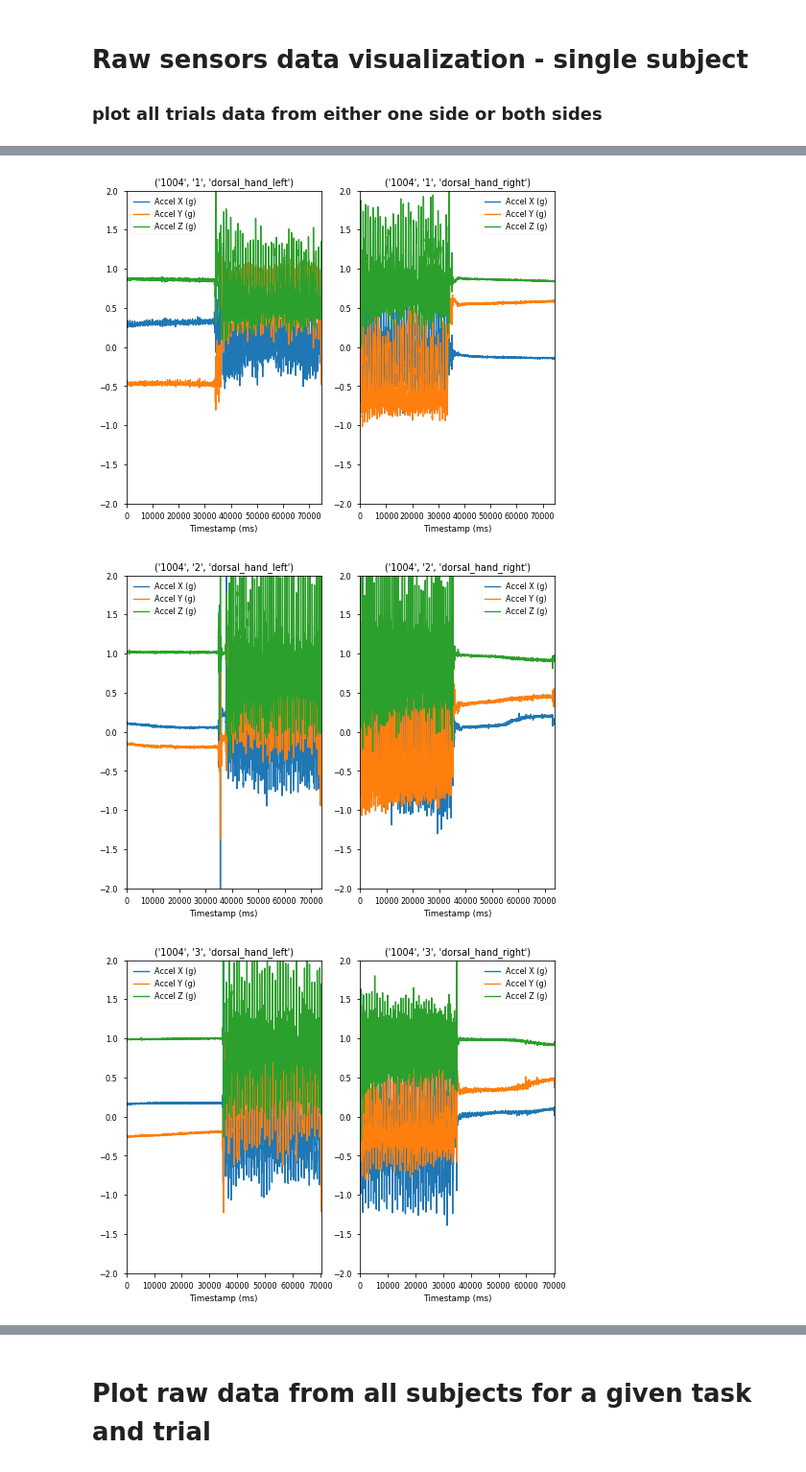
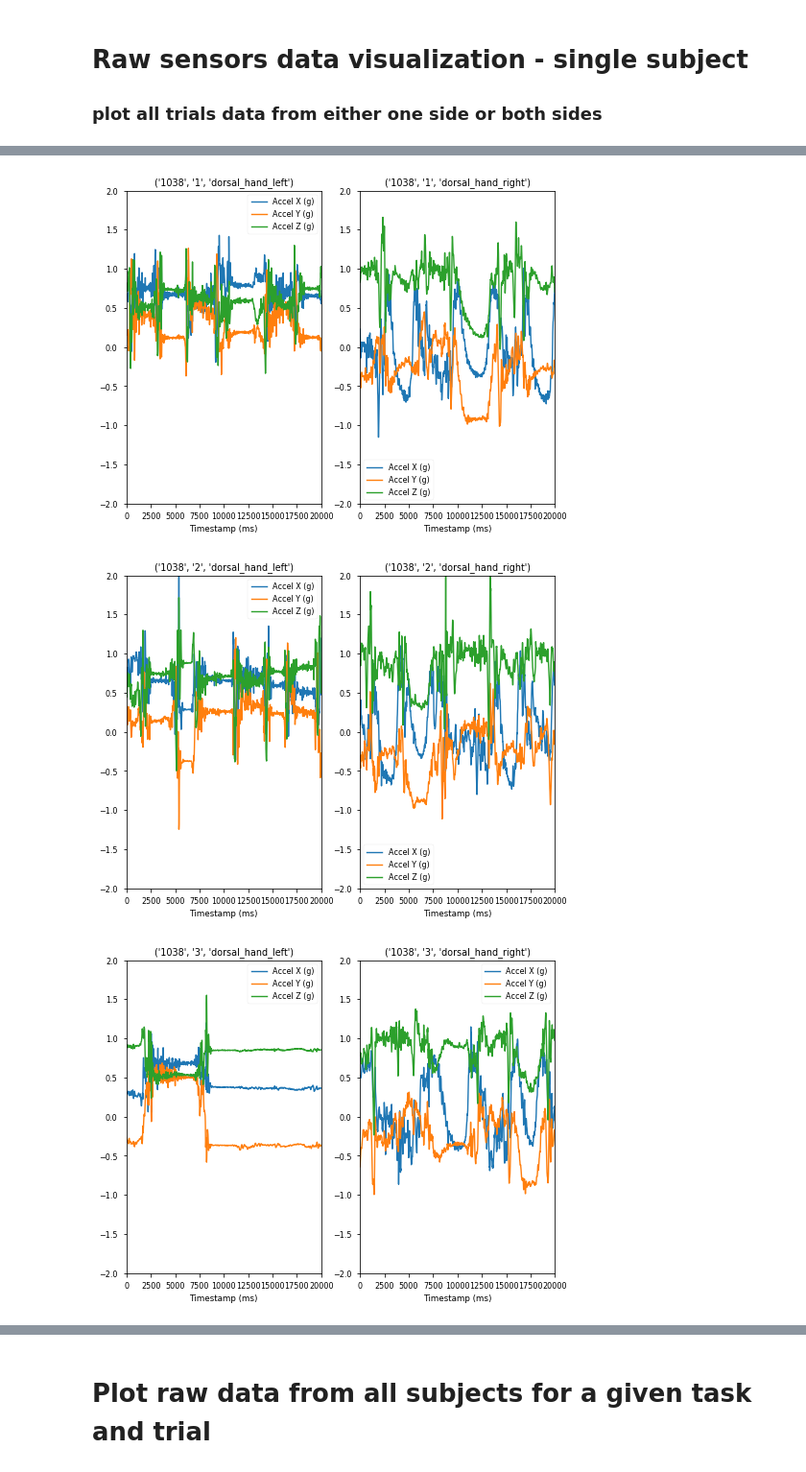
Before and after one commit to nshawen/CIS_PD, a Jupyter notebook: TaskVisualizer.ipynb, the cells around one changed output, grey strips where cells are left out. Shown at 96% size. Saved outputs shown, nothing was run; the diff lists cells and outputs as text; code cells hidden in the pictures.

```diff
--- a/TaskVisualizer.ipynb
+++ b/TaskVisualizer.ipynb
@@ -32,7 +32,7 @@ pathscores = '../Scores/' #local
 # pathscores = r'W:\CIS-PD Study\Scores' #windows repo path
 #---------------------------------------------------------------------------------------------------------
 # %%
-def plot_data(acts, task, trial, loc, sensor, start=0, end=100000, add_noise=False, plt_ax=None):
+def plot_data(acts, task, trial, loc, sensor, start=0, end=None, add_noise=False, plt_ax=None):
 #---------------------------------------------------------------------------------------------------------
 # Plots requested data
 #
@@ -53,7 +53,10 @@ def plot_data(acts, task, trial, loc, sensor, start=0, end=100000, add_noise=Fal
     idx = rawdata.index
     idx = idx-idx[0]
     rawdata.index = idx
-    rawdata.plot(figsize=(8,6),ax=plt_ax)
+    if end == None:
+        rawdata.plot(figsize=(8,6),ax=plt_ax)
+    else:
+        rawdata.loc[rawdata.index <= end].plot(figsize=(8,6),ax=plt_ax)
 # %%
 #list subjects in db
 d = os.listdir(path)
@@ -65,7 +68,7 @@ print(np.sort(f))
 # %% [markdown]
 ## Choose subject, task, visit and sensor location
 # %%
-subj = 1004 #choose subj to visualize
+subj = 1038 #choose subj to visualize
 # %%
 #load Pickle file dict
 subj_filename = str(subj) + 'dict.pkl'
@@ -83,8 +86,8 @@ side = 'left' #side score to use
 # task =  'Motor #7: Drawing on Paper'
 # task_scores = 'drawing on a paper'
 
-task =  'Motor #5: Alternating Hand Movements'
-task_scores = 'alternating ' + side + ' hand movements'
+# task =  'Motor #5: Alternating Hand Movements'
+# task_scores = 'alternating ' + side + ' hand movements'
 # task_scores = 'alternating left hand movements'
 # task_scores = 'alternating right hand movements'
 
@@ -100,6 +103,12 @@ task_scores = 'alternating ' + side + ' hand movements'
 # task = 'Motor #2: Walking'
 # task_scores = 'walking'
 
+task = 'Motor #10: Drinking Water'
+task_scores = 'taking a glass of water and drinking'
+
+# task = 'Motor #11: Organizing Folder'
+# task_scores = 'organizing sheets in a folder'
+
 trials = list(range(7))
 # %% [markdown]
 ## Scores for current subject
@@ -276,11 +298,11 @@ taskslist = list(p)
 for t in taskslist:
     fig=plt.figure()
     ax1 = fig.add_subplot(121)
-    plot_data(act_dict,t[0],t[1],loc1,'accel',plt_ax=ax1,add_noise=False)
+    plot_data(act_dict,t[0],t[1],loc1,'accel',plt_ax=ax1,add_noise=False,start=0,end=20000)
     ax1.set_title(tuple([str(subj)])+tuple([str(t[1])])+tuple([loc1]))
     ax1.set_ylim([-2,2])
     ax2 = fig.add_subplot(122)
-    plot_data(act_dict,t[0],t[1],loc2,'accel',plt_ax=ax2)
+    plot_data(act_dict,t[0],t[1],loc2,'accel',plt_ax=ax2,start=0,end=20000)
     ax2.set_title(tuple([str(subj)])+tuple([str(t[1])])+tuple([loc2]))
     ax2.set_ylim([-2,2])
 # %% [output]
@@ -288,3 +310,3 @@ for t in taskslist:
-[figure, old version]
+[figure, new version]
-[figure, old version]
+[figure, new version]
-[figure, old version]
+[figure, new version]
```
Also changed, not shown: parts of 6 cells of this notebook, 2 other files.
